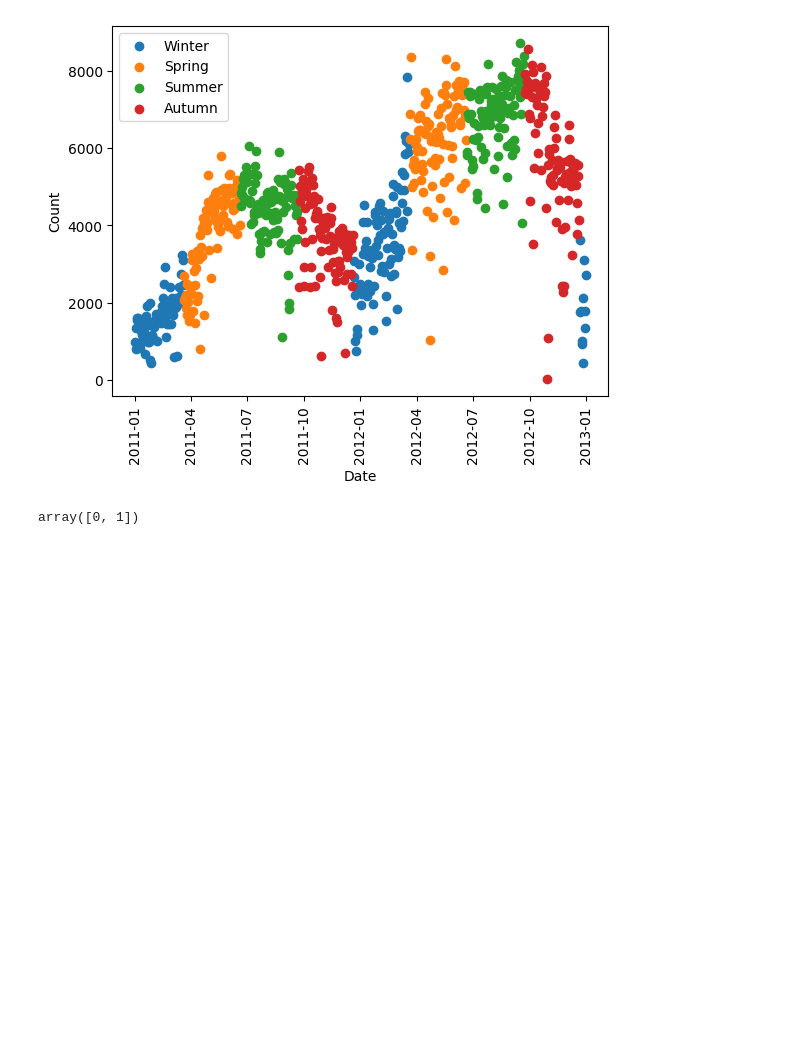
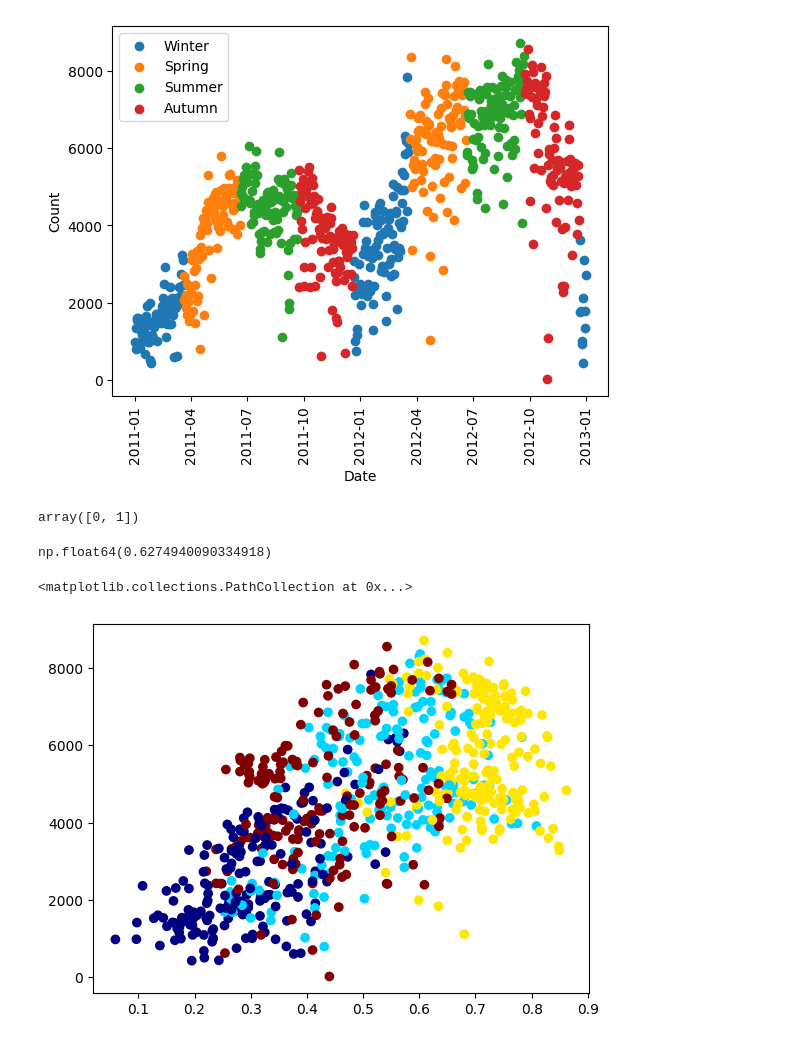
Before and after one commit to ChiragAgrawal12/Project_AU, a Jupyter notebook: Matplotlib/matplotlib.ipynb, the cells around one changed output. Cells and saved outputs as stored; diff of their text form; code cells hidden in the pictures; blank space fills up the shorter version.

```diff
--- a/Matplotlib/matplotlib.ipynb
+++ b/Matplotlib/matplotlib.ipynb
@@ -209,3 +209,12 @@ plt.show()
 day['holiday'].unique()
 # %% [output]
 array([0, 1])
+# %%
+day['temp'].corr(day['cnt'])
+# %% [output]
+np.float64(0.6274940090334918)
+# %%
+plt.scatter(day['temp'],day['cnt'],c=day['season'],cmap='jet')
+# %% [output]
+<matplotlib.collections.PathCollection at 0x...>
+[figure, added]
```
Also changed, not shown: parts of 6 cells of this notebook.
